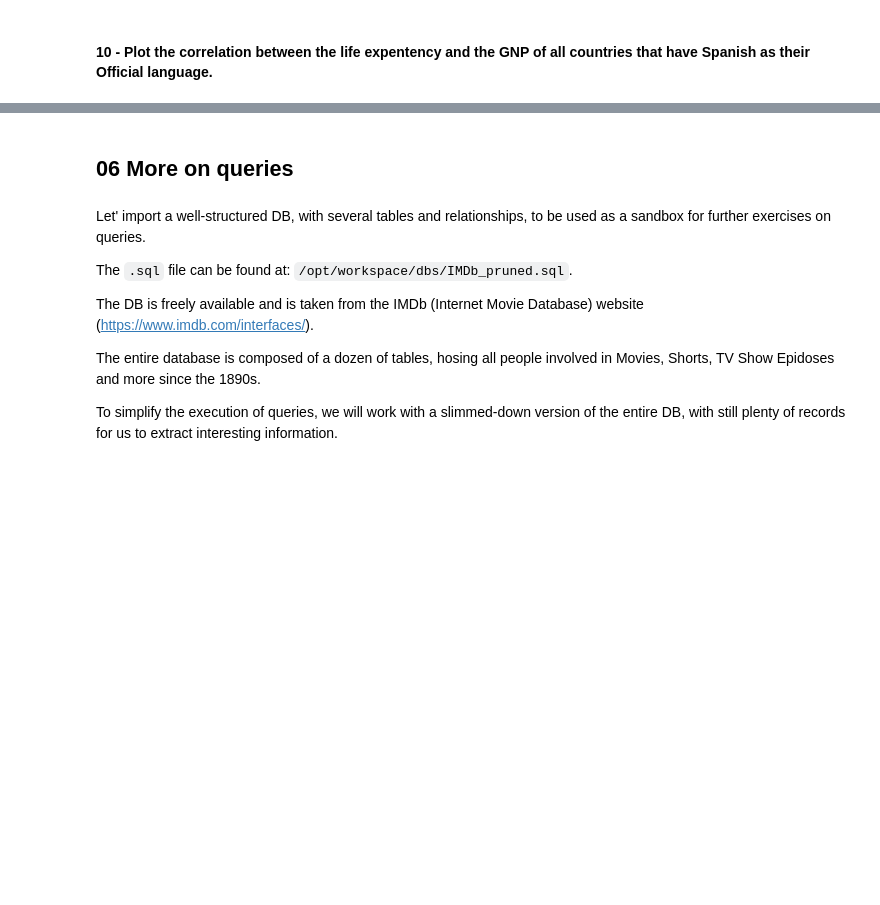
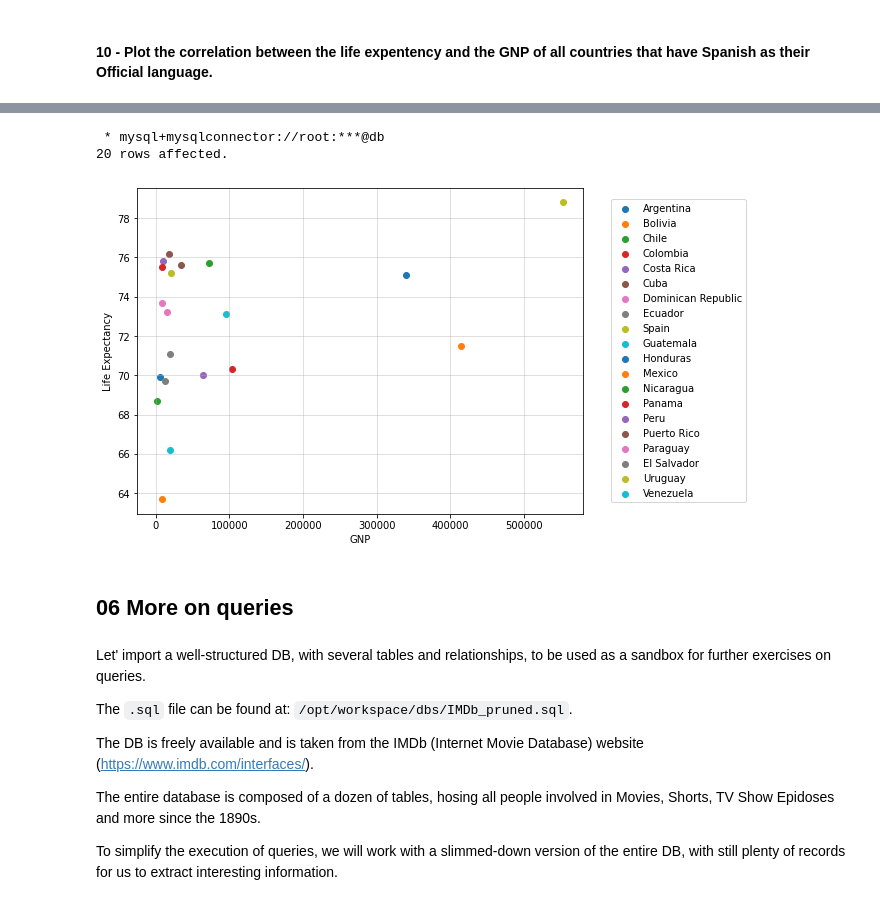
Before and after one commit to NicolaZomer/MAPD-B, a Jupyter notebook: mysql/notebooks/MySQL.ipynb, the cells around one changed output, grey strips where cells are left out. Saved outputs shown, nothing was run; the diff lists cells and outputs as text; code cells hidden in the pictures; blank space fills up the shorter version.

```diff
--- a/mysql/notebooks/MySQL.ipynb
+++ b/mysql/notebooks/MySQL.ipynb
@@ -1836,3 +1955,25 @@ WHERE country.Region = 'Caribbean';
+# %%
+import pandas as pd
+
+df_ = %sql SELECT c.Name, c.GNP, c.LifeExpectancy \
+                        FROM country AS c \
+                        INNER JOIN (countrylanguage AS cl) ON (c.Code=cl.CountryCode) \
+                        WHERE (cl.Language='Spanish') AND (cl.IsOfficial='T') ;
+
+
+plt.figure(figsize=(8, 6))
+for x in df_:
+    plt.scatter(x[1], x[2], label=x[0])
+
+plt.legend(loc='center left', bbox_to_anchor=(1.05, 0.5))
+plt.xlabel('GNP')
+plt.ylabel('Life Expectancy')
+plt.grid(alpha=0.5)
+plt.show()
+# %% [output]
+ * mysql+mysqlconnector://root:***@db
+20 rows affected.
+[figure, added]
 # %% [markdown]
 ## 06 More on queries
 # %% [markdown]
```
Also changed, not shown: parts of 19 cells of this notebook, 1 other file.
